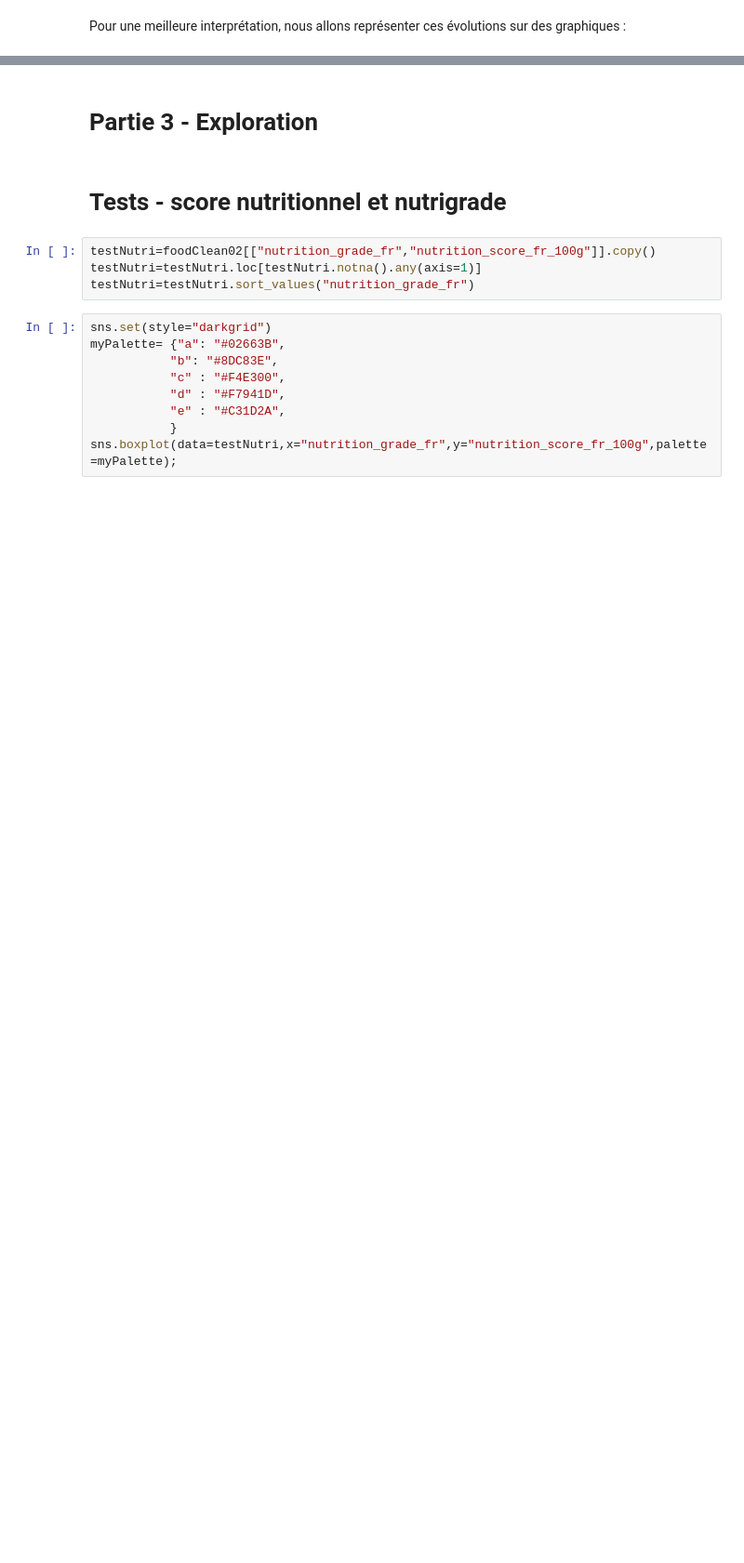
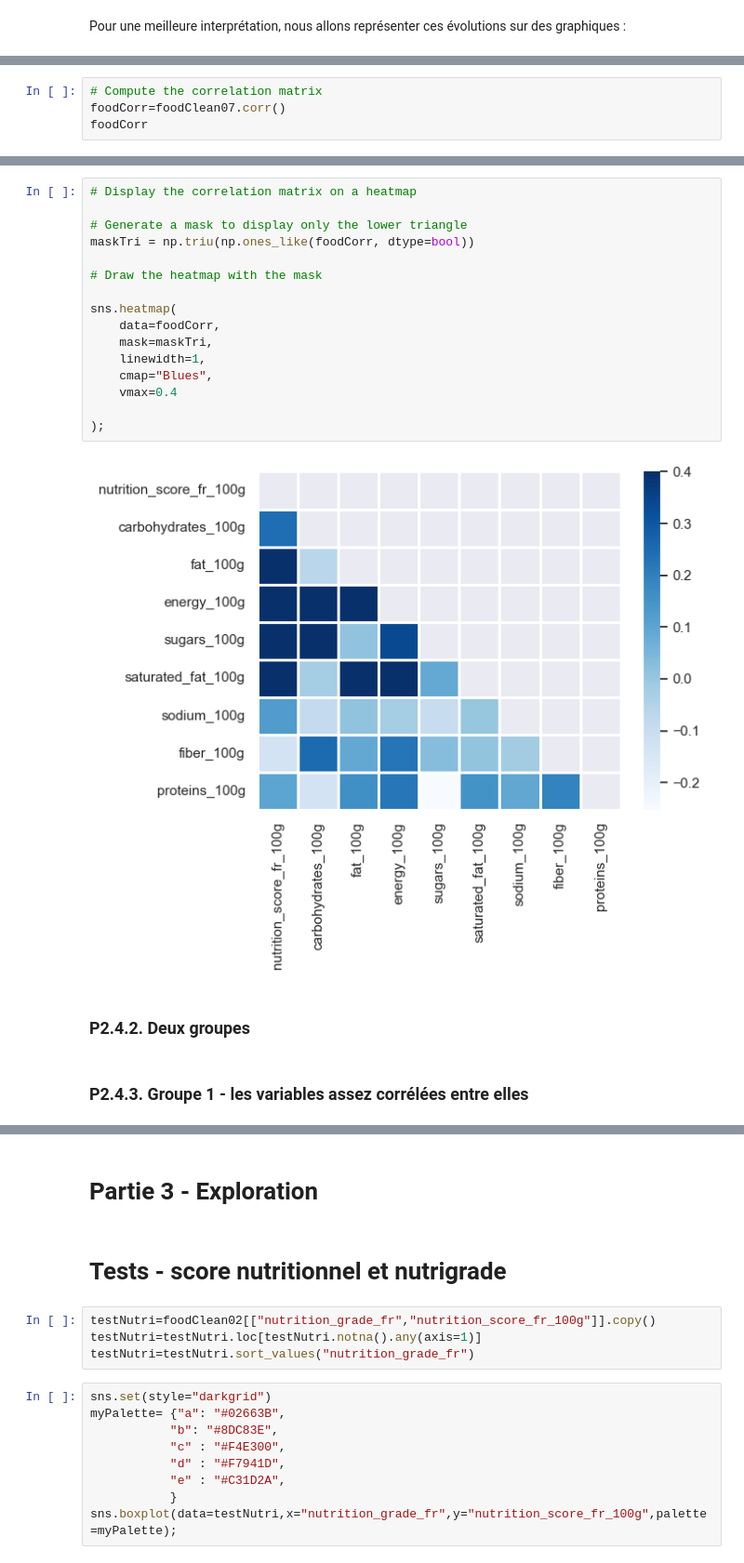
Before and after one commit to ClementPatin/OC-P3, a Jupyter notebook: Patin_Clement_1_notebook_052023.ipynb, the cells around one changed output, grey strips where cells are left out. Shown at 93% size. Cells and saved outputs as stored; diff of their text form; blank space fills up the shorter version.

```diff
--- a/Patin_Clement_1_notebook_052023.ipynb
+++ b/Patin_Clement_1_notebook_052023.ipynb
@@ -847,0 +910,4 @@ Les différents étapes de nettoyage sur les outliers ont globalement :
+# %%
+# Compute the correlation matrix
+foodCorr=foodClean07.corr()
+foodCorr
@@ -847,0 +925,22 @@ Les différents étapes de nettoyage sur les outliers ont globalement :
+# %%
+# Display the correlation matrix on a heatmap
+
+# Generate a mask to display only the lower triangle
+maskTri = np.triu(np.ones_like(foodCorr, dtype=bool))
+
+# Draw the heatmap with the mask
+
+sns.heatmap(
+    data=foodCorr,
+    mask=maskTri,
+    linewidth=1,
+    cmap="Blues",
+    vmax=0.4
+
+);
+# %% [output]
+[figure, added]
+# %% [markdown]
+### P2.4.2. Deux groupes
+# %% [markdown]
+### P2.4.3. Groupe 1 - les variables assez corrélées entre elles
```
Also changed, not shown: parts of 41 cells of this notebook.
